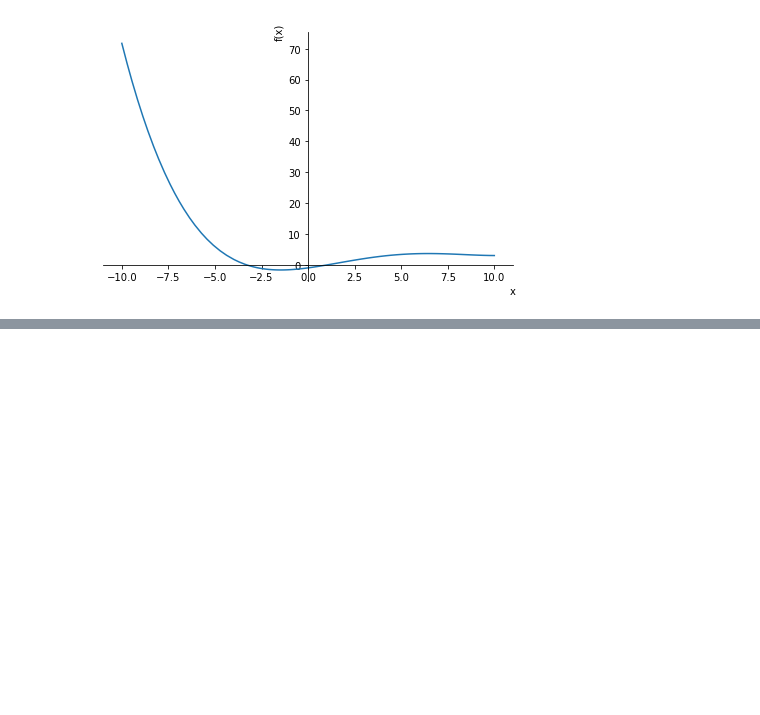
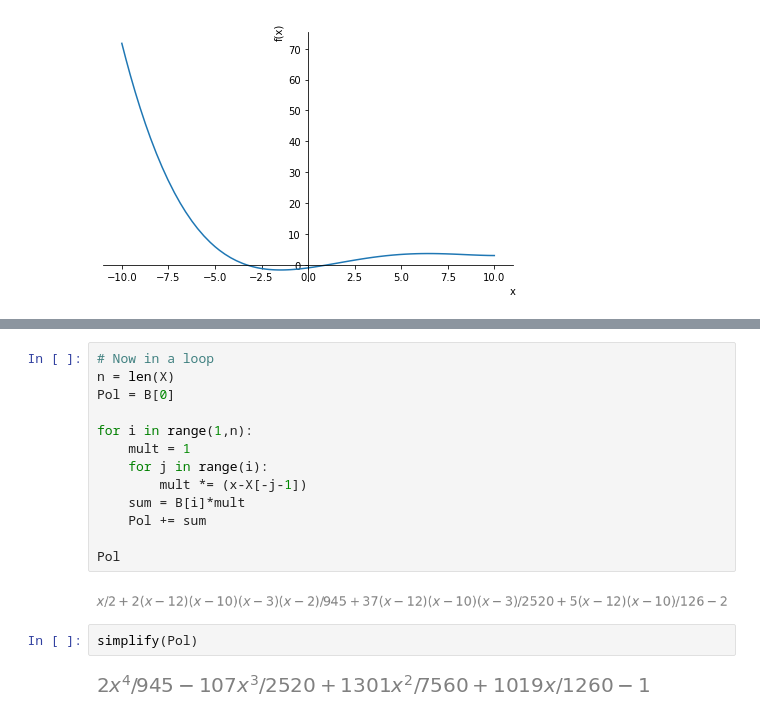
Before and after one commit to LeonardoFiguera/engineering-CAS-methods, a Jupyter notebook: practice2/rawCode-practice2.ipynb, the cells around one changed output, grey strips where cells are left out. Saved outputs shown, nothing was run; the diff lists cells and outputs as text; blank space fills up the shorter version.

```diff
--- a/practice2/rawCode-practice2.ipynb
+++ b/practice2/rawCode-practice2.ipynb
@@ -252,0 +273,19 @@ p1 = plot(Pol, show=True)
+# %%
+# Now in a loop
+n = len(X)
+Pol = B[0]
+
+for i in range(1,n):
+    mult = 1
+    for j in range(i):
+        mult *= (x-X[-j-1])
+    sum = B[i]*mult
+    Pol += sum
+
+Pol
+# %% [output]
+[figure, added]
+# %%
+simplify(Pol)
+# %% [output]
+[figure, added]
```
Also changed, not shown: parts of 10 cells of this notebook, 2 other files.
